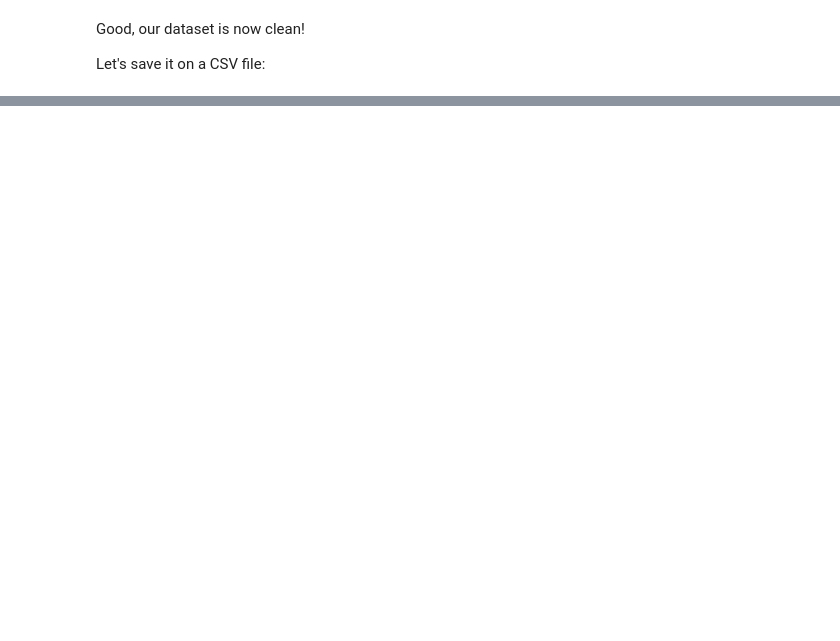
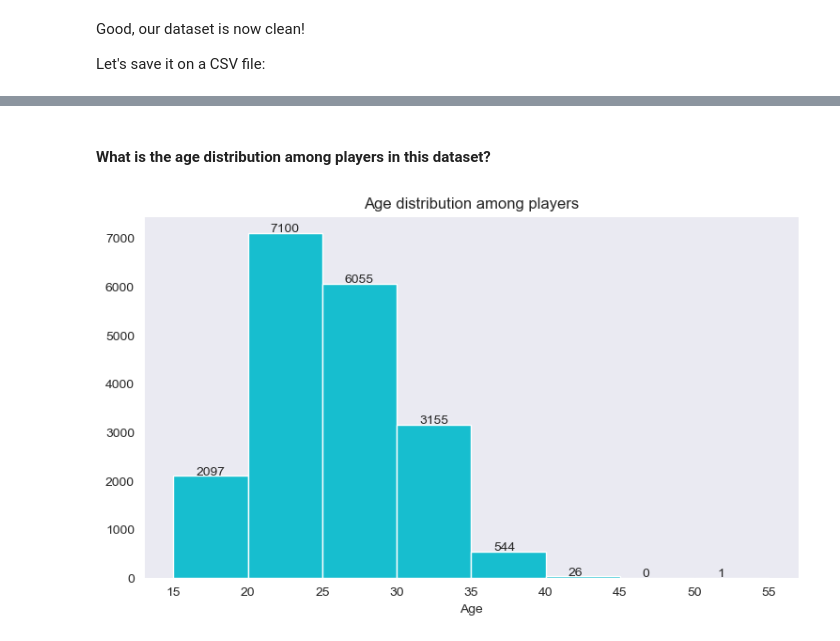
Before and after one commit to Benjaminmoukan/fifa21-data-cleaning-project, a Jupyter notebook: FIFA21_Players_Cleaning.ipynb, the cells around one changed output, grey strips where cells are left out. Saved outputs shown, nothing was run; the diff lists cells and outputs as text; code cells hidden in the pictures; blank space fills up the shorter version.

```diff
--- a/FIFA21_Players_Cleaning.ipynb
+++ b/FIFA21_Players_Cleaning.ipynb
@@ -807,0 +746,14 @@ sb.boxplot(data=df, x="Nationality", y="Wage(€K)")
+# %% [markdown]
+#### What is the age distribution among players in this dataset?
+# %%
+plt.figure(figsize=(9, 5))
+bins=np.arange(15, 56, 5)
+plt.title("Age distribution among players")
+plt.xlabel("Age")
+graph=plt.hist(data=df, x="Age", bins=bins, color=base_color)
+counts, _ = graph[0], graph[1]
+counts = [int(c) for c in counts]
+for i in range(8):
+    plt.text(bins[i]+1.5, counts[i]+30, counts[i])
+# %% [output]
+[figure, added]
```
Also changed, not shown: parts of 26 cells of this notebook, 2 other files.
